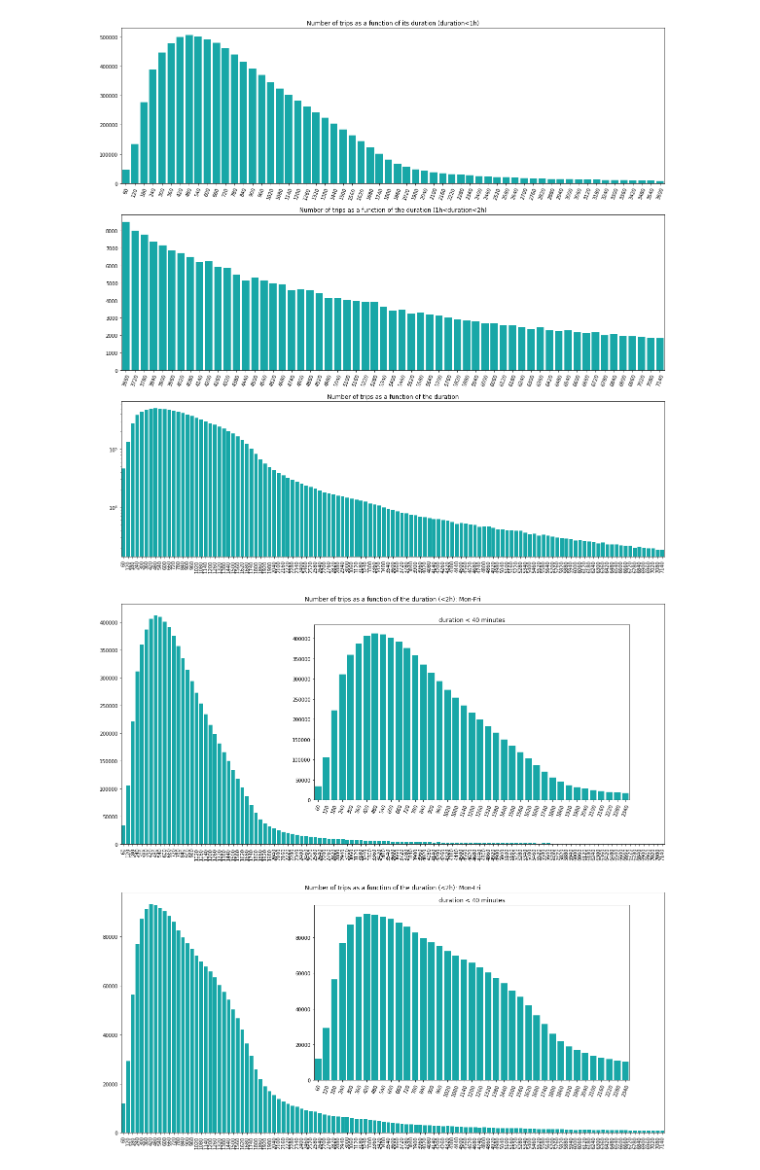
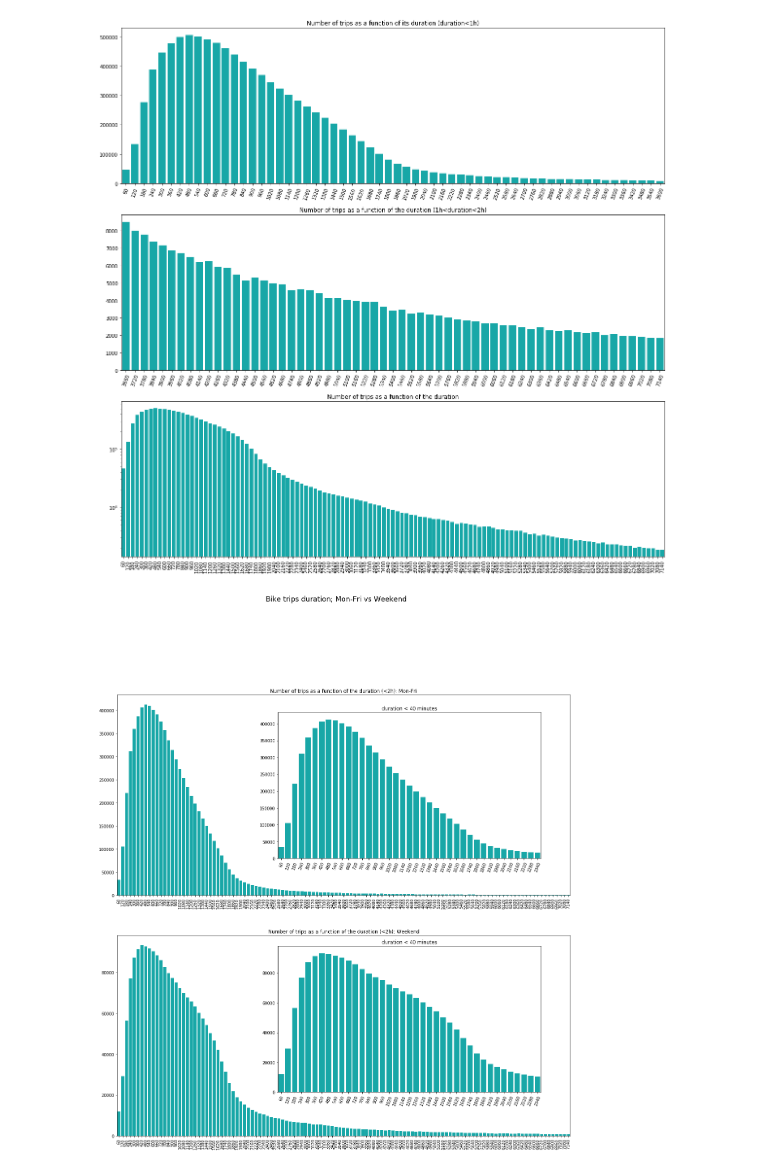
Before and after one commit to GeoffroyS/London-bikes-analysis, a Jupyter notebook: bikes_analysis.ipynb, the cells around one changed output. Cells and saved outputs as stored; diff of their text form; code cells hidden in the pictures.

```diff
--- a/bikes_analysis.ipynb
+++ b/bikes_analysis.ipynb
@@ -157,32 +158,37 @@ sns.countplot(data = bikes_df[(bikes_df['duration'] < 2400) & (bikes_df['start_d
               x = 'duration',
               ax = axes[0],
               color = 'c').set_title('duration < 40 minutes', fontsize=12)
 
 
 # BOTTOM plots
 ## Weekend: duration < 2 hours
 sns.countplot(data = bikes_df[(bikes_df['duration'] < 7200) & (bikes_df['start_date'].dt.weekday.isin([5,6]))],
               x = 'duration',
               ax = axes[1],
-              color = 'c').set_title('Number of trips as a function of the duration (<2h): Mon-Fri', fontsize=12)
+              color = 'c').set_title('Number of trips as a function of the duration (<2h): Weekend', fontsize=12)
 axes[1].xaxis.set_label_text("")
 axes[1].yaxis.set_label_text("")
 axes[1].set_xticklabels(axes[1].get_xticklabels(), rotation=90)
 
 ## Weekend: duration < 40 minutes
 left1, bottom1, width1, height1 = [0.4, 0.2, 0.45, 0.25]
 axes[1] = fig.add_axes([left1, bottom1, width1, height1], label='Weekend')
 sns.countplot(data = bikes_df[(bikes_df['duration'] < 2400) & (bikes_df['start_date'].dt.weekday.isin([5,6]))],
               x = 'duration',
               ax = axes[1],
               color = 'c').set_title('duration < 40 minutes', fontsize=12)
 
 axes[0].xaxis.set_label_text("")
 axes[0].yaxis.set_label_text("")
 axes[0].set_xticklabels(axes[0].get_xticklabels(), rotation=70)
 axes[1].xaxis.set_label_text("")
 axes[1].yaxis.set_label_text("")
 axes[1].set_xticklabels(axes[1].get_xticklabels(), rotation=70)
+plt.suptitle('Bike trips duration; Mon-Fri vs Weekend',
+             x=0.5,
+             y=1.05,
+             ha='center',
+             fontsize='xx-large')
 plt.show()
 # %% [output]
-[figure, old version]
+[figure, new version]
```
Also changed, not shown: parts of 1 cell of this notebook.
